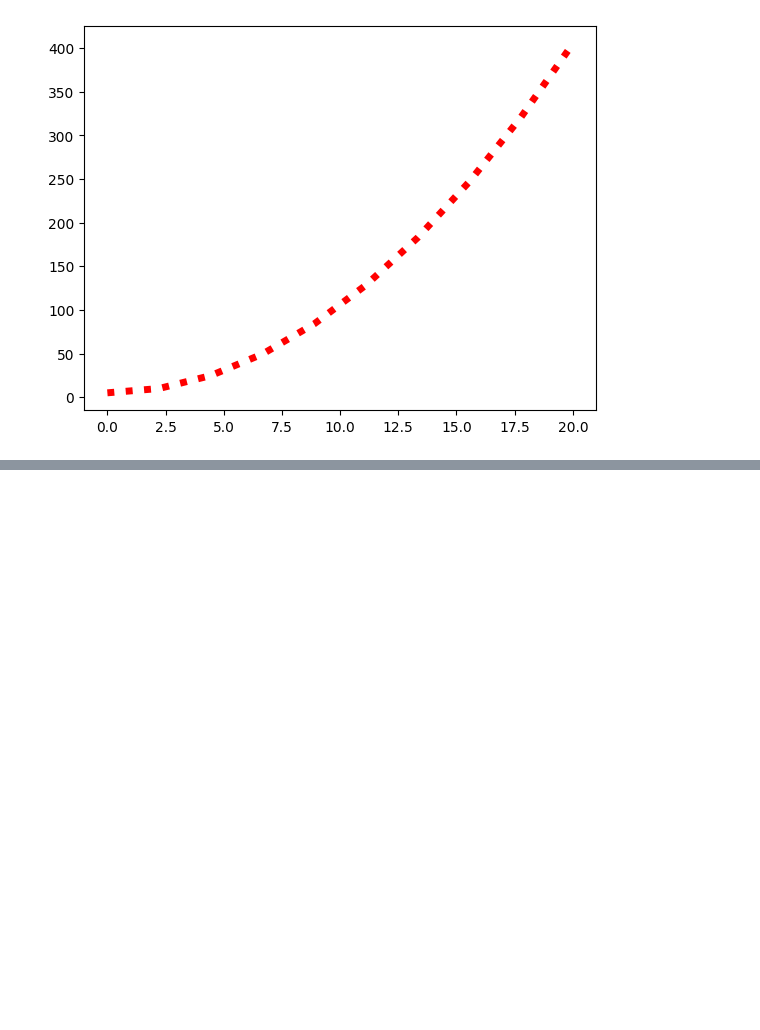
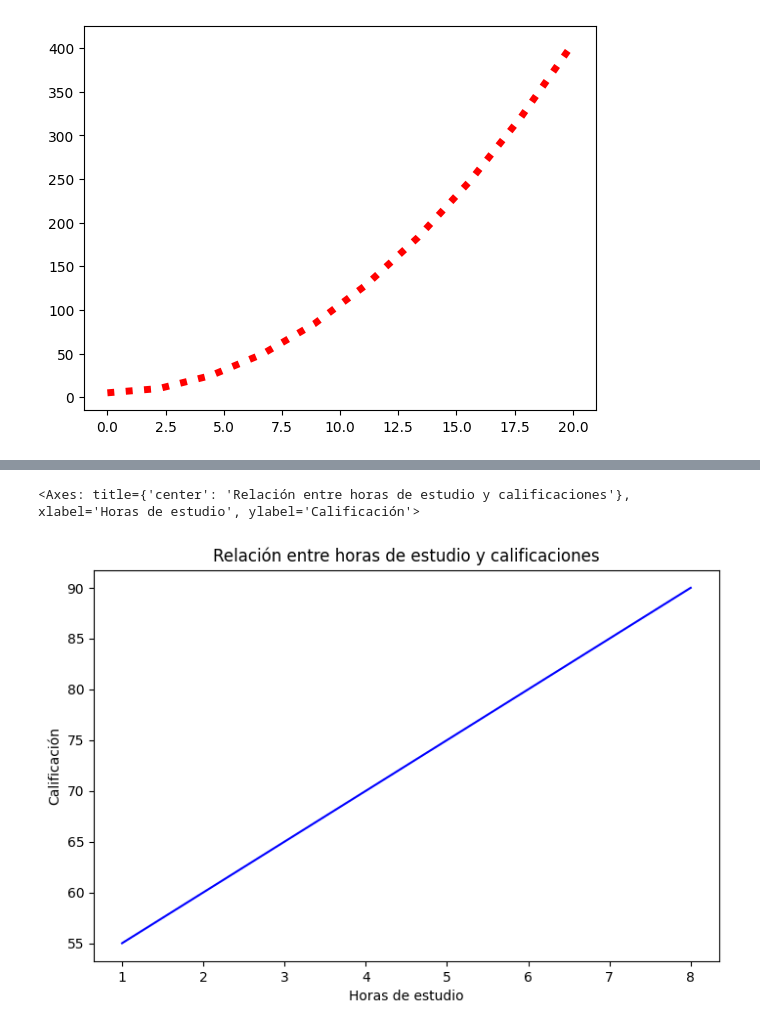
Before and after one commit to rogerloop/Curso-IBM-AI, a Jupyter notebook: 3-Machine_Learning/3-RGR ML - Seccion 6 -Matplotlib Ej73.ipynb, the cells around one changed output, grey strips where cells are left out. Cells and saved outputs as stored; diff of their text form; code cells hidden in the pictures; blank space fills up the shorter version.

```diff
--- a/3-Machine_Learning/3-RGR ML - Seccion 6 -Matplotlib Ej73.ipynb
+++ b/3-Machine_Learning/3-RGR ML - Seccion 6 -Matplotlib Ej73.ipynb
@@ -17,0 +52,23 @@ grafico.plot(x, y, linewidth=5, linestyle=':', color='r')
+# %%
+import matplotlib.pyplot as plt
+
+# Datos proporcionados
+horas_estudio = [1, 2, 3, 4, 5, 6, 7, 8]
+calificaciones = [55, 60, 65, 70, 75, 80, 85, 90]
+
+
+def graficar_linea(horas_estudio, calificaciones):
+
+    figura = plt.figure(figsize=(8, 5))
+    grafico = figura.add_axes([0.1, 0.1, 0.8, 0.8 ])
+    grafico.plot(horas_estudio, calificaciones, color='blue')
+    grafico.set_title("Relación entre horas de estudio y calificaciones")
+    grafico.set_xlabel('Horas de estudio')
+    grafico.set_ylabel('Calificación')
+    return grafico
+
+# Llamar a la función para graficar
+graficar_linea(horas_estudio, calificaciones)
+# %% [output]
+<Axes: title={'center': 'Relación entre horas de estudio y calificaciones'}, xlabel='Horas de estudio', ylabel='Calificación'>
+[figure, added]
```
Also changed, not shown: parts of 2 cells of this notebook.
